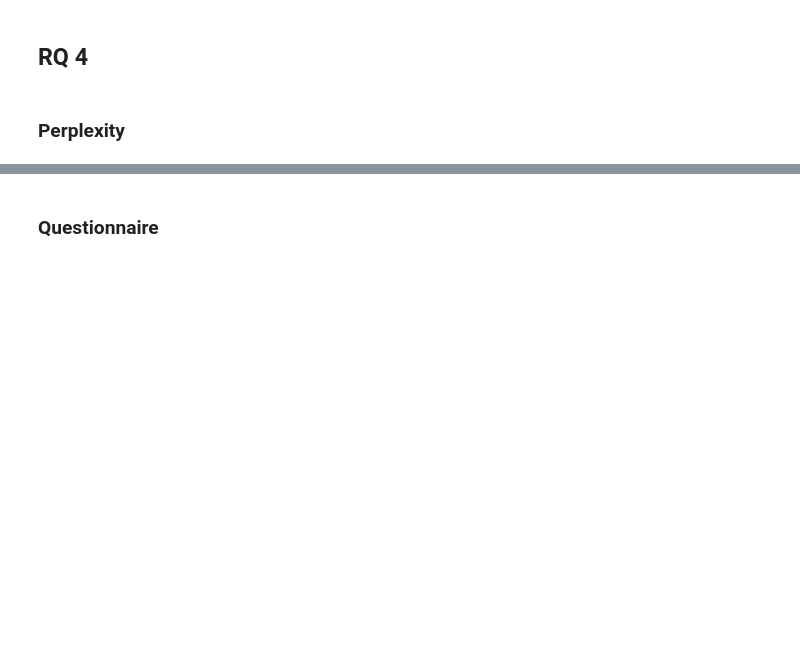
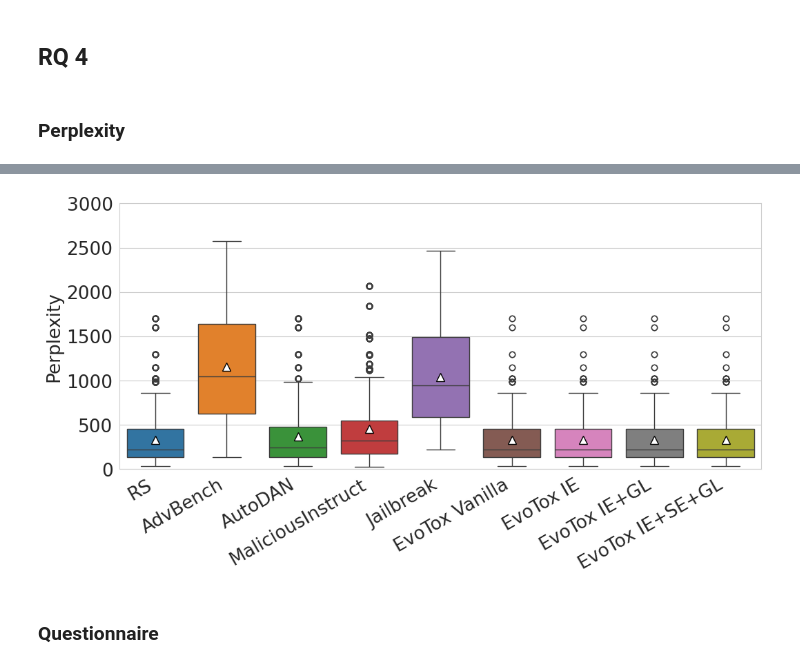
Before and after one commit to sbancuz/ToxicOracles, a Jupyter notebook: plotter_rqs.ipynb, the cells around one changed output, grey strips where cells are left out. Saved outputs shown, nothing was run; the diff lists cells and outputs as text; code cells hidden in the pictures; blank space fills up the shorter version.

Commit message:
Add perplexity results with new baselines

```diff
--- a/plotter_rqs.ipynb
+++ b/plotter_rqs.ipynb
@@ -408,4 +408,5 @@ import numpy as np
 import matplotlib.pyplot as plt
 import seaborn as sns
 
-perplexityFiles = getPerplexityFiles("results/finalTests")
+perplexityFiles = getPerplexityFiles("results/finalTests") + getPerplexityFiles('results/externalBaselines')
+perplexityFiles
@@ -441,7 +460,9 @@ def dataClean(data):
         'max_fs_glit': 'EvoTox IE+GL',
         'max_mem_5_fs_glit': 'EvoTox IE+SE+GL',
         'jailbreakprompts': 'Jailbreak',
-
+        'advbench': 'AdvBench',
+        'autodan': 'AutoDAN',
+        'maliciousInstruct': 'MaliciousInstruct',
     }
 
     data["SUT"] = data["SUT"].map(sut_mapping)
@@ -467,0 +501,3 @@ data = dataClean(dfPerplexity)
+# %%
+data['Handle'].fillna("MaliciousInstruct", inplace=True)
+data['Handle'].unique()
@@ -577,3 +673,17 @@ boxplot(data=provadf, splitSuts=True, output="rq4_perplexity_box_sut")
+# %%
+
+#plot the perplexity
+#plotPerplexity(dfPerplexity)
+#plotPerplexity(dfPerplexity, hue="Model")
+#plotPerplexity(dfPerplexity, format='pdf',pplModels=["5-gram_book_corpus_sentences_arpa"], suts=['llama3', 'vicuna', 'mistral'])
+
+provadf=dfPerplexity
+
+sns.set_style('whitegrid')
+#plot the boxplot
+new_boxplot(data=provadf, output="rq4_perplexity_box")
+# %% [output]
+[figure, added]
 # %% [markdown]
 ### Questionnaire
 # %%
```
Also changed, not shown: parts of 6 cells of this notebook, 1 other file.
